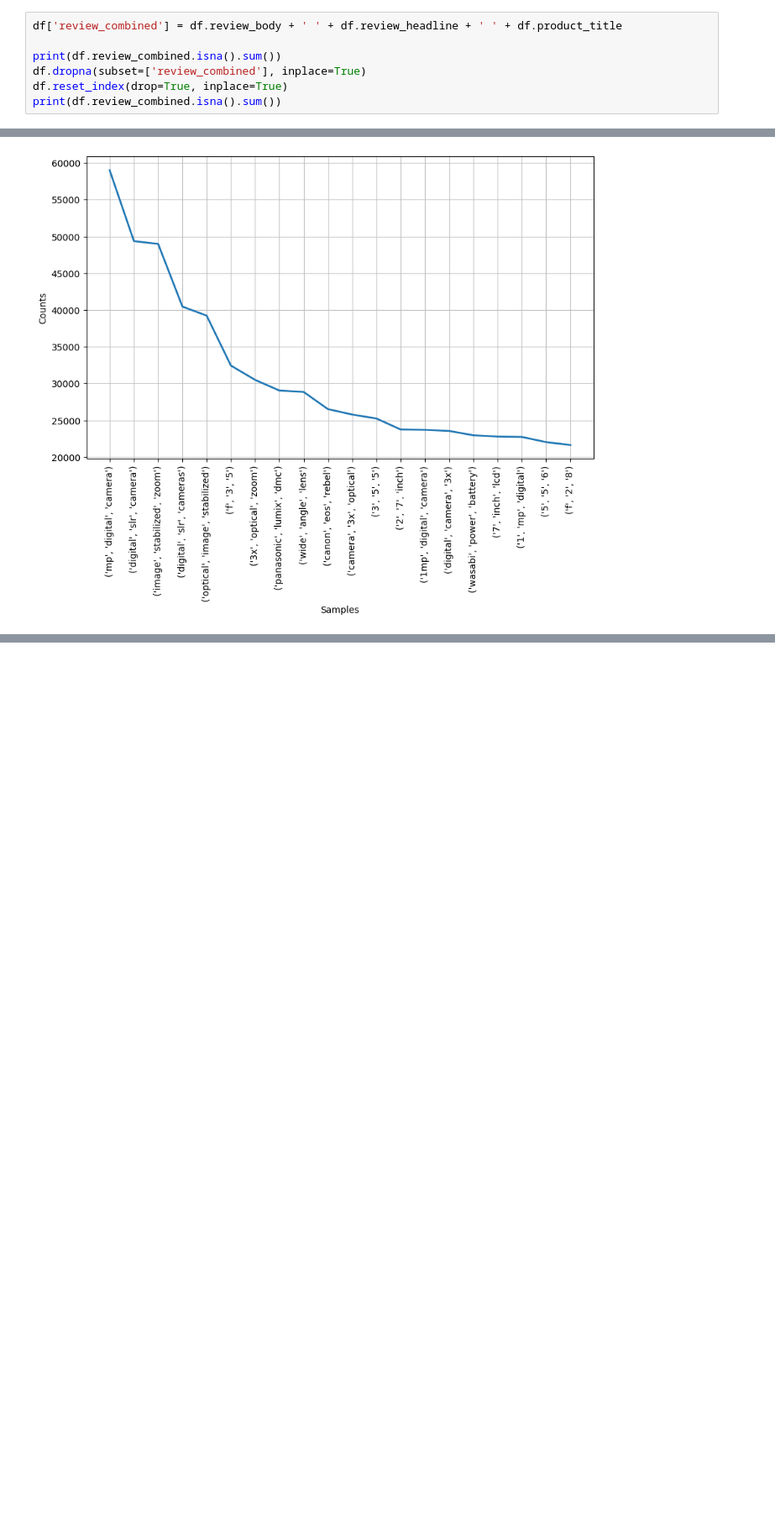
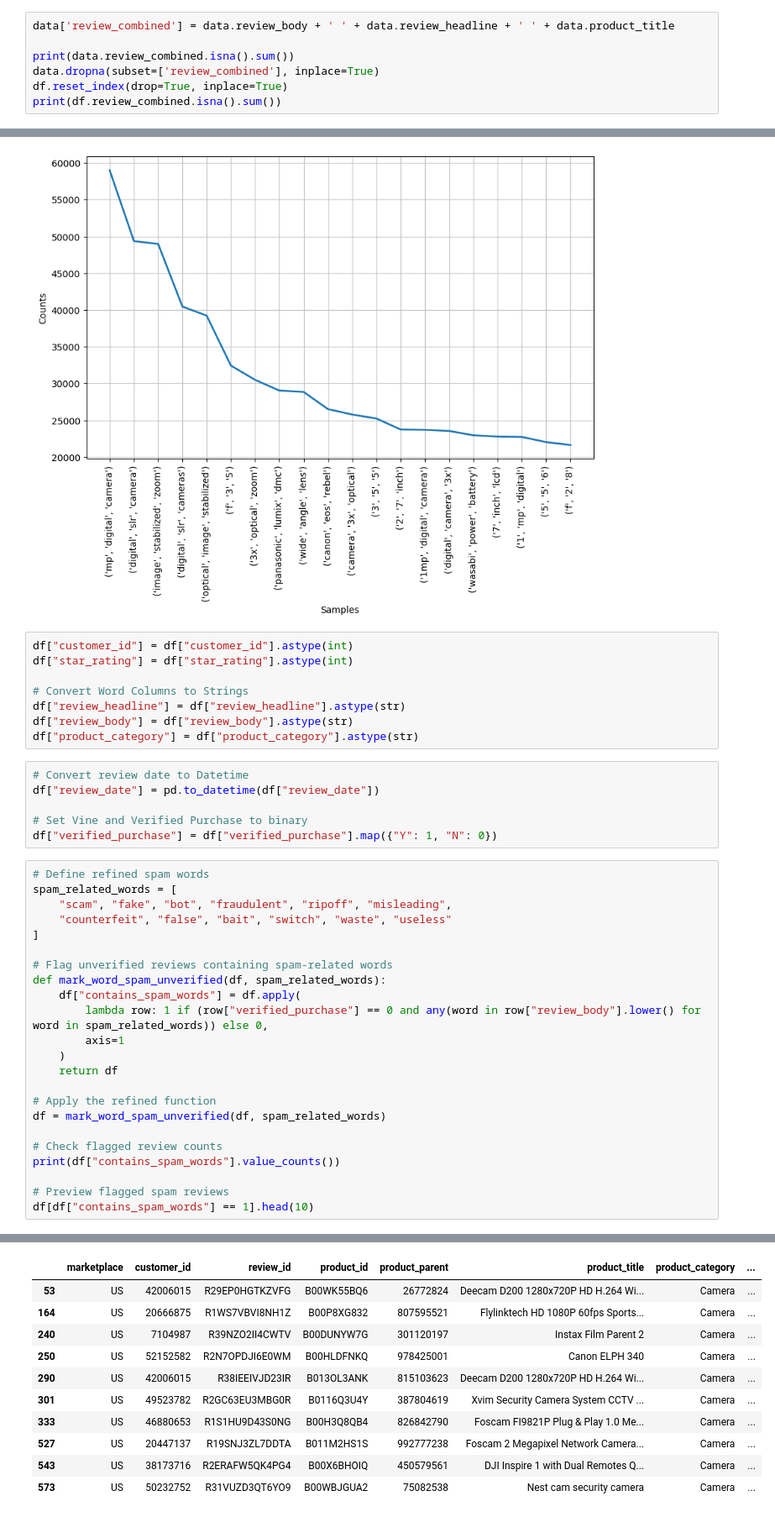
Before and after one commit to ezwang8/AI_BOOTCAMP_Group_Project_3_Amazon, a Jupyter notebook: Project_3.ipynb, the cells around one changed output, grey strips where cells are left out. Shown at 84% size. Cells and saved outputs as stored; diff of their text form; blank space fills up the shorter version.

```diff
--- a/Project_3.ipynb
+++ b/Project_3.ipynb
@@ -142,10 +142,10 @@ Passing `palette` without assigning `hue` is deprecated and will be removed in v
   sns.countplot(x=attribute, data=df, palette='pastel')
 [figure]
 # %%
-df['review_combined'] = df.review_body + ' ' + df.review_headline + ' ' + df.product_title
+data['review_combined'] = data.review_body + ' ' + data.review_headline + ' ' + data.product_title
 
-print(df.review_combined.isna().sum())
-df.dropna(subset=['review_combined'], inplace=True)
+print(data.review_combined.isna().sum())
+data.dropna(subset=['review_combined'], inplace=True)
 df.reset_index(drop=True, inplace=True)
 print(df.review_combined.isna().sum())
 # %% [output]
@@ -336,3 +336,41 @@ def plot_ngram(attribute, n):
 plot_ngram('cleaned_without_stopwords', 3)
 # %% [output]
 [figure]
+# %%
+df["customer_id"] = df["customer_id"].astype(int)
+df["star_rating"] = df["star_rating"].astype(int)
+
+# Convert Word Columns to Strings
+df["review_headline"] = df["review_headline"].astype(str)
+df["review_body"] = df["review_body"].astype(str)
+df["product_category"] = df["product_category"].astype(str)
+# %%
+# Convert review date to Datetime
+df["review_date"] = pd.to_datetime(df["review_date"])
+
+# Set Vine and Verified Purchase to binary
+df["verified_purchase"] = df["verified_purchase"].map({"Y": 1, "N": 0})
+# %%
+# Define refined spam words
+spam_related_words = [
+    "scam", "fake", "bot", "fraudulent", "ripoff", "misleading",
+    "counterfeit", "false", "bait", "switch", "waste", "useless"
+]
+
+# Flag unverified reviews containing spam-related words
+def mark_word_spam_unverified(df, spam_related_words):
+    df["contains_spam_words"] = df.apply(
+        lambda row: 1 if (row["verified_purchase"] == 0 and any(word in row["review_body"].lower() for word in spam_related_words)) else 0,
+        axis=1
+    )
+    return df
+
+# Apply the refined function
+df = mark_word_spam_unverified(df, spam_related_words)
+
+# Check flagged review counts
+print(df["contains_spam_words"].value_counts())
+
+# Preview flagged spam reviews
+df[df["contains_spam_words"] == 1].head(10)
+# %% [output]
@@ -338,0 +381,11 @@ plot_ngram('cleaned_without_stopwords', 3)
+|  | marketplace | customer_id | review_id | product_id | product_parent | product_title | product_category | ... |
+| 53 | US | 42006015 | R29EP0HGTKZVFG | B00WK55BQ6 | 26772824 | Deecam D200 1280x720P HD H.264 Wi... | Camera | ... |
+| 164 | US | 20666875 | R1WS7VBVI8NH1Z | B00P8XG832 | 807595521 | Flylinktech HD 1080P 60fps Sports... | Camera | ... |
+| 240 | US | 7104987 | R39NZO2II4CWTV | B00DUNYW7G | 301120197 | Instax Film Parent 2 | Camera | ... |
+| 250 | US | 52152582 | R2N7OPDJI6E0WM | B00HLDFNKQ | 978425001 | Canon ELPH 340 | Camera | ... |
+| 290 | US | 42006015 | R38IEEIVJD23IR | B013OL3ANK | 815103623 | Deecam D200 1280x720P HD H.264 Wi... | Camera | ... |
+| 301 | US | 49523782 | R2GC63EU3MBG0R | B0116Q3U4Y | 387804619 | Xvim Security Camera System CCTV ... | Camera | ... |
+| 333 | US | 46880653 | R1S1HU9D43S0NG | B00H3Q8QB4 | 826842790 | Foscam FI9821P Plug & Play 1.0 Me... | Camera | ... |
+| 527 | US | 20447137 | R19SNJ3ZL7DDTA | B011M2HS1S | 992777238 | Foscam 2 Megapixel Network Camera... | Camera | ... |
+| 543 | US | 38173716 | R2ERAFW5QK4PG4 | B00X6BHOIQ | 450579561 | DJI Inspire 1 with Dual Remotes Q... | Camera | ... |
+| 573 | US | 50232752 | R31VUZD3QT6YO9 | B00WBJGUA2 | 75082538 | Nest cam security camera | Camera | ... |
```
Also changed, not shown: parts of 7 cells of this notebook, 1 other file.
